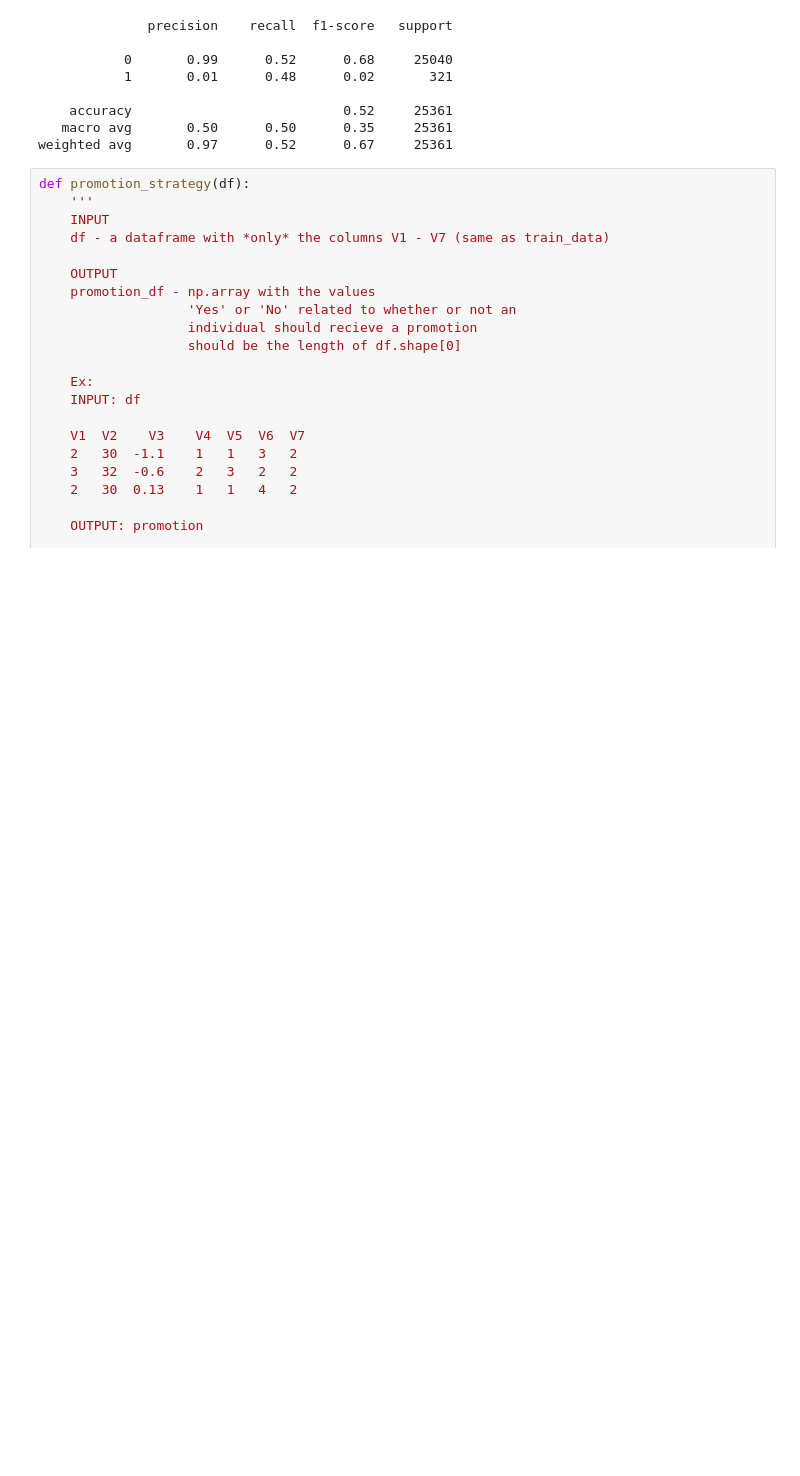
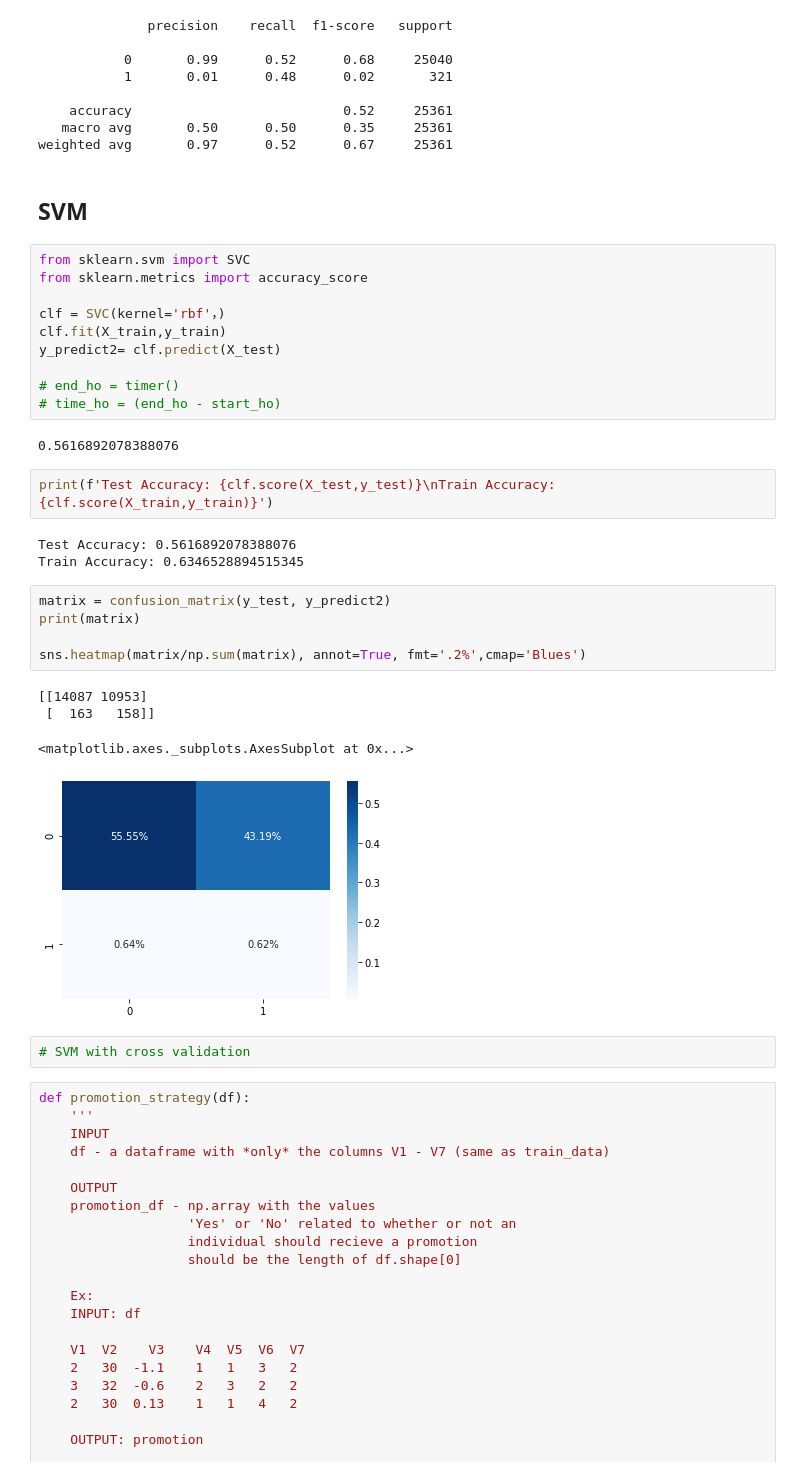
Before and after one commit to yutongwanyan98/Starbucks_experiment, a Jupyter notebook: Starbucks.ipynb, the cells around one changed output. Cells and saved outputs as stored; diff of their text form; blank space fills up the shorter version.

Commit message:
SVC+cross validation

```diff
--- a/Starbucks.ipynb
+++ b/Starbucks.ipynb
@@ -337,6 +337,37 @@ print(classification_report(y_test, y_predict))
     accuracy                           0.52     25361
    macro avg       0.50      0.50      0.35     25361
 weighted avg       0.97      0.52      0.67     25361
+# %% [markdown]
+## SVM
+# %%
+from sklearn.svm import SVC
+from sklearn.metrics import accuracy_score
+
+clf = SVC(kernel='rbf'，)
+clf.fit(X_train,y_train)
+y_predict2= clf.predict(X_test)
+
+# end_ho = timer()
+# time_ho = (end_ho - start_ho)
+# %% [output]
+0.5616892078388076
+# %%
+print(f'Test Accuracy: {clf.score(X_test,y_test)}\nTrain Accuracy: {clf.score(X_train,y_train)}')
+# %% [output]
+Test Accuracy: 0.5616892078388076
+Train Accuracy: 0.6346528894515345
+# %%
+matrix = confusion_matrix(y_test, y_predict2)
+print(matrix)
+
+sns.heatmap(matrix/np.sum(matrix), annot=True, fmt='.2%',cmap='Blues')
+# %% [output]
+[[14087 10953]
+ [  163   158]]
+<matplotlib.axes._subplots.AxesSubplot at 0x...>
+[figure, added]
+# %%
+# SVM with cross validation
 # %%
 def promotion_strategy(df):
     '''
```
Also changed, not shown: parts of 3 cells of this notebook.
